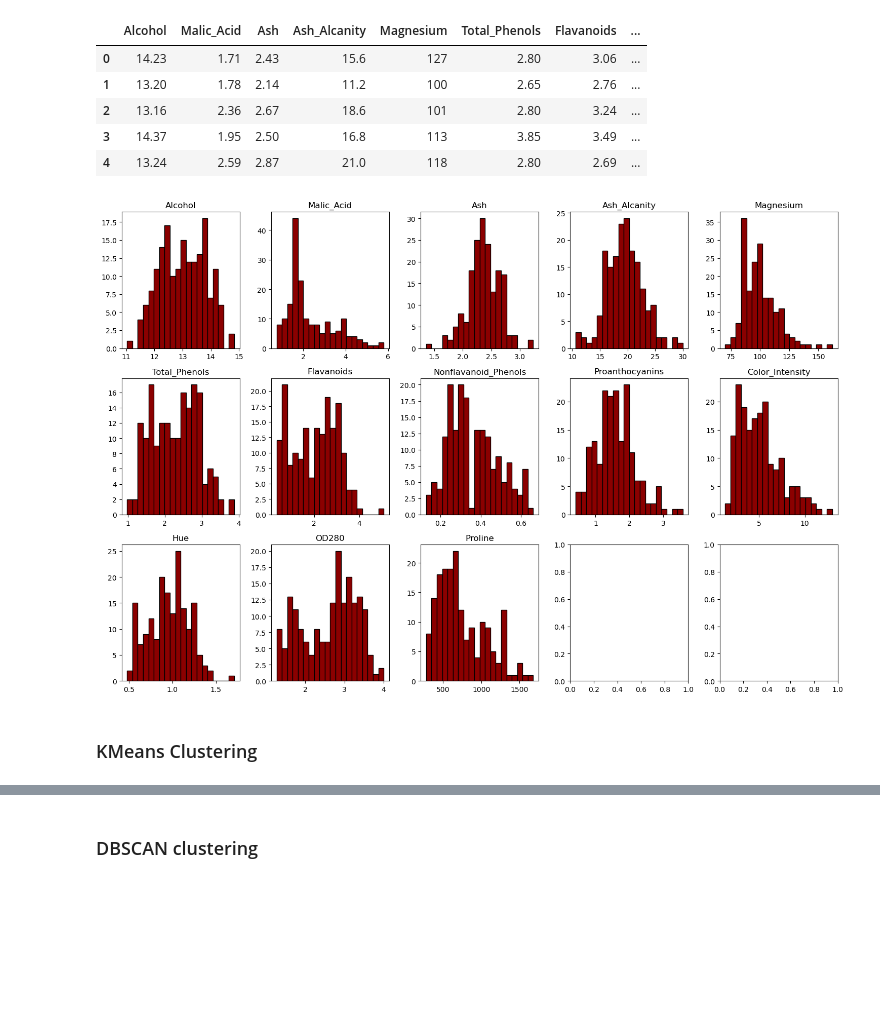
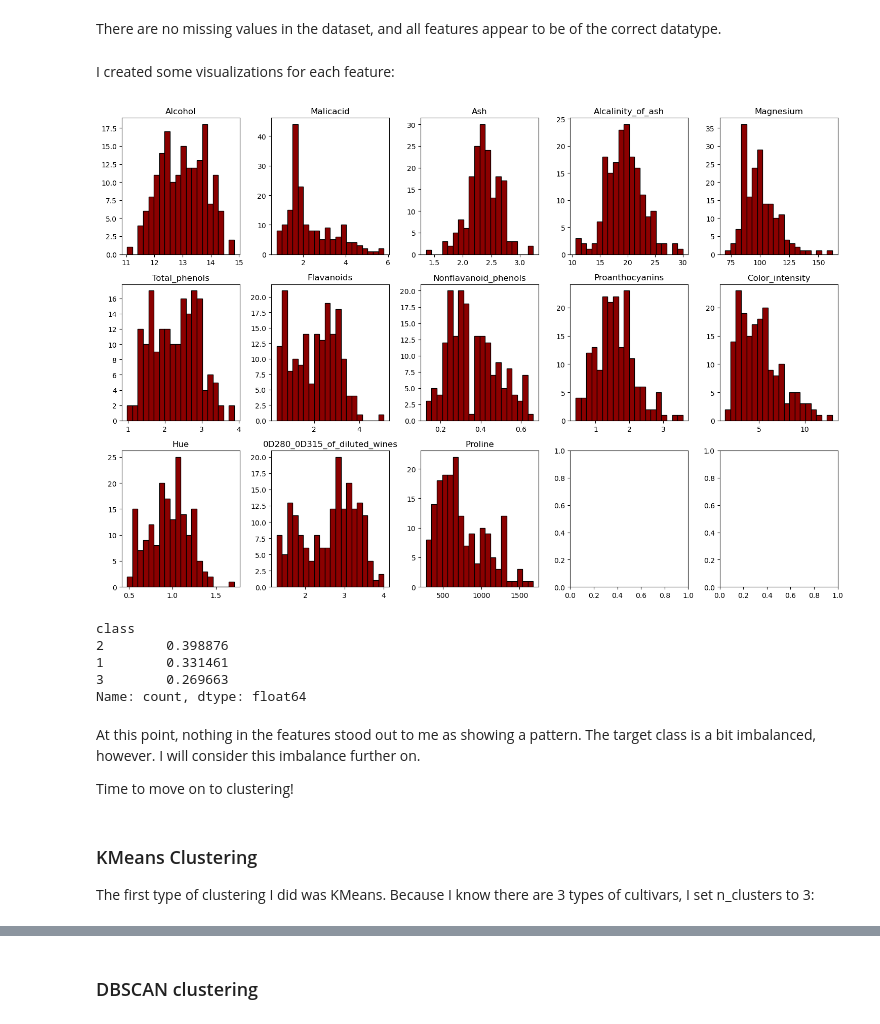
Before and after one commit to FleaBusyBeeBergs/dtsa5510-wine-clustering, a Jupyter notebook: wine-clustering.ipynb, the cells around one changed output, grey strips where cells are left out. Cells and saved outputs as stored; diff of their text form; code cells hidden in the pictures; blank space fills up the shorter version.

```diff
--- a/wine-clustering.ipynb
+++ b/wine-clustering.ipynb
@@ -77,28 +103,38 @@ memory usage: 18.2 KB
-# %%
-wine_df.head()
-# %% [output]
-|  | Alcohol | Malic_Acid | Ash | Ash_Alcanity | Magnesium | Total_Phenols | Flavanoids | ... |
-| 0 | 14.23 | 1.71 | 2.43 | 15.6 | 127 | 2.80 | 3.06 | ... |
-| 1 | 13.20 | 1.78 | 2.14 | 11.2 | 100 | 2.65 | 2.76 | ... |
-| 2 | 13.16 | 2.36 | 2.67 | 18.6 | 101 | 2.80 | 3.24 | ... |
-| 3 | 14.37 | 1.95 | 2.50 | 16.8 | 113 | 3.85 | 3.49 | ... |
-| 4 | 13.24 | 2.59 | 2.87 | 21.0 | 118 | 2.80 | 2.69 | ... |
+# %% [markdown]
+There are no missing values in the dataset, and all features appear to be of the correct datatype.
+# %% [markdown]
+I created some visualizations for each feature:
 # %%
-# Set up a 3x5 grid of subplots
+# 3 by 5 grid for plots
 fig, axes = plt.subplots(3, 5, figsize=(15, 10))
 
-# Flatten the 2D grid of axes for easy iteration
+# flatten for easy iteration
 axes = axes.ravel()
 
-# Plot histograms for each column in the dataset
-for i, col in enumerate(wine_df.columns):
-    axes[i].hist(wine_df[col], bins=20, color='darkred', edgecolor='black')
+# histograms for each feature
+for i, col in enumerate(X.columns):
+    axes[i].hist(X[col], bins=20, color='darkred', edgecolor='black')
     axes[i].set_title(col)
 
-# Adjust layout
+# layout
 plt.tight_layout()
 plt.show()
 # %% [output]
-[figure, old version]
+[figure, new version]
+# %%
+class_proportions = y.value_counts() / len(y)
+class_proportions
+# %% [output]
+class
+2        0.398876
+1        0.331461
+3        0.269663
+Name: count, dtype: float64
+# %% [markdown]
+At this point, nothing in the features stood out to me as showing a pattern. The target class is a bit imbalanced, however. I will consider this imbalance further on.
+
+Time to move on to clustering!
 # %% [markdown]
 ### KMeans Clustering
+
+The first type of clustering I did was KMeans. Because I know there are 3 types of cultivars, I set n_clusters to 3:
```
Also changed, not shown: parts of 43 cells of this notebook.
